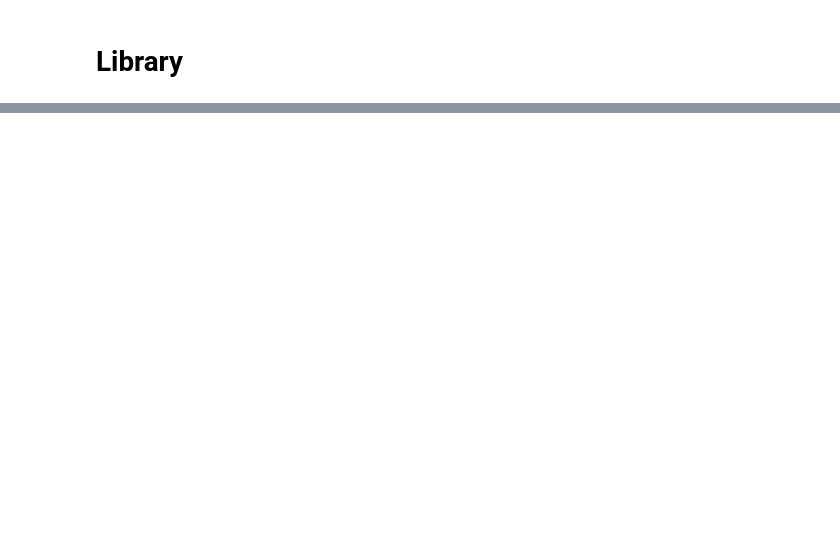
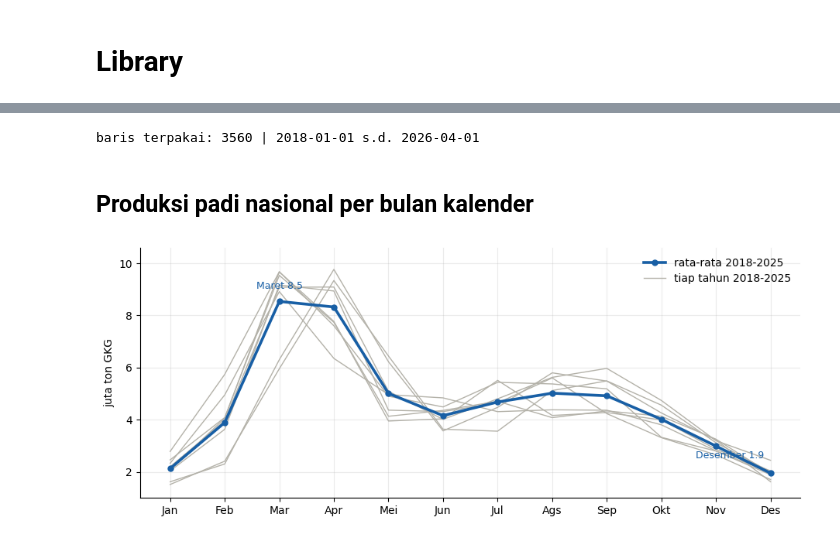
Before and after one commit to HaikalFrds/Indonesia_Rice_Early_Warning, a Jupyter notebook: notebooks/main.ipynb, the cells around one changed output, grey strips where cells are left out. Cells and saved outputs as stored; diff of their text form; code cells hidden in the pictures; blank space fills up the shorter version.

```diff
--- a/notebooks/main.ipynb
+++ b/notebooks/main.ipynb
@@ -100,0 +184,42 @@ Setiap bulan BPS mengamati ribuan titik sampel dan mencatat kondisi lahannya. Ko
+# %%
+NAMA_BULAN = ["Jan", "Feb", "Mar", "Apr", "Mei", "Jun",
+              "Jul", "Ags", "Sep", "Okt", "Nov", "Des"]
+WARNA = {"utama": "#185FA5", "hijau": "#1D9E75", "oranye": "#D85A30",
+         "ungu": "#7F77DD", "abu": "#B4B2A9"}
+
+plt.rcParams.update({"axes.spines.top": False, "axes.spines.right": False,
+                     "axes.grid": True, "grid.alpha": 0.25, "font.size": 10})
+# %%
+# Baris berstatus "potensi" adalah taksiran BPS, bukan realisasi. Dikeluarkan dari analisis.
+padi = gab[gab.produksi_padi_ton_gkg.notna() & (gab.status_produksi != "potensi")].copy()
+
+print("baris terpakai:", len(padi), "|", padi.tanggal.min().date(), "s.d.", padi.tanggal.max().date())
+# %% [output]
+baris terpakai: 3560 | 2018-01-01 s.d. 2026-04-01
+# %% [markdown]
+## Produksi padi nasional per bulan kalender
+# %%
+TAHUN_BASELINE = range(2018, 2026)
+
+nasional = padi.groupby("tanggal").produksi_padi_ton_gkg.sum() / 1e6
+baseline = nasional[nasional.index.year.isin(TAHUN_BASELINE)]
+rata = baseline.groupby(baseline.index.month).mean()
+
+fig, ax = plt.subplots(figsize=(11, 4.2))
+for th in TAHUN_BASELINE:
+    s = baseline[baseline.index.year == th]
+    ax.plot(s.index.month, s.values, lw=1, color=WARNA["abu"], zorder=1)
+ax.plot(rata.index, rata.values, lw=2.6, color=WARNA["utama"], marker="o", ms=5,
+        zorder=3, label="rata-rata 2018-2025")
+ax.plot([], [], lw=1, color=WARNA["abu"], label="tiap tahun 2018-2025")
+ax.annotate(f"Maret {rata[3]:.1f}", (3, rata[3]), xytext=(0, 12),
+            textcoords="offset points", ha="center", fontsize=9, color=WARNA["utama"])
+ax.annotate(f"Desember {rata[12]:.1f}", (12, rata[12]), xytext=(-6, 14),
+            textcoords="offset points", ha="right", fontsize=9, color=WARNA["utama"])
+ax.set_ylim(1.0, 10.6)
+ax.set_xticks(range(1, 13), NAMA_BULAN)
+ax.set_ylabel("juta ton GKG")
+ax.legend(frameon=False, loc="upper right")
+plt.show()
+# %% [output]
+[figure, added]
```
Also changed, not shown: parts of 55 cells of this notebook.
